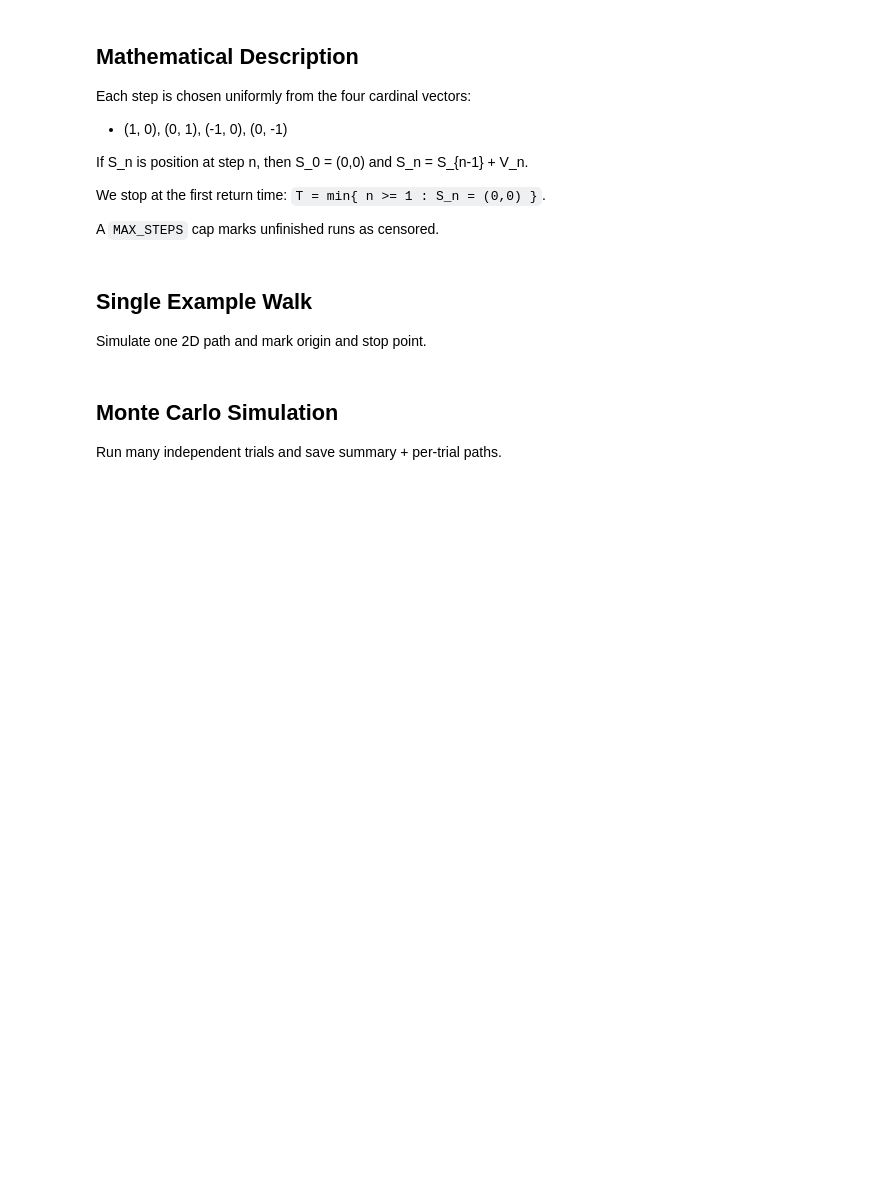
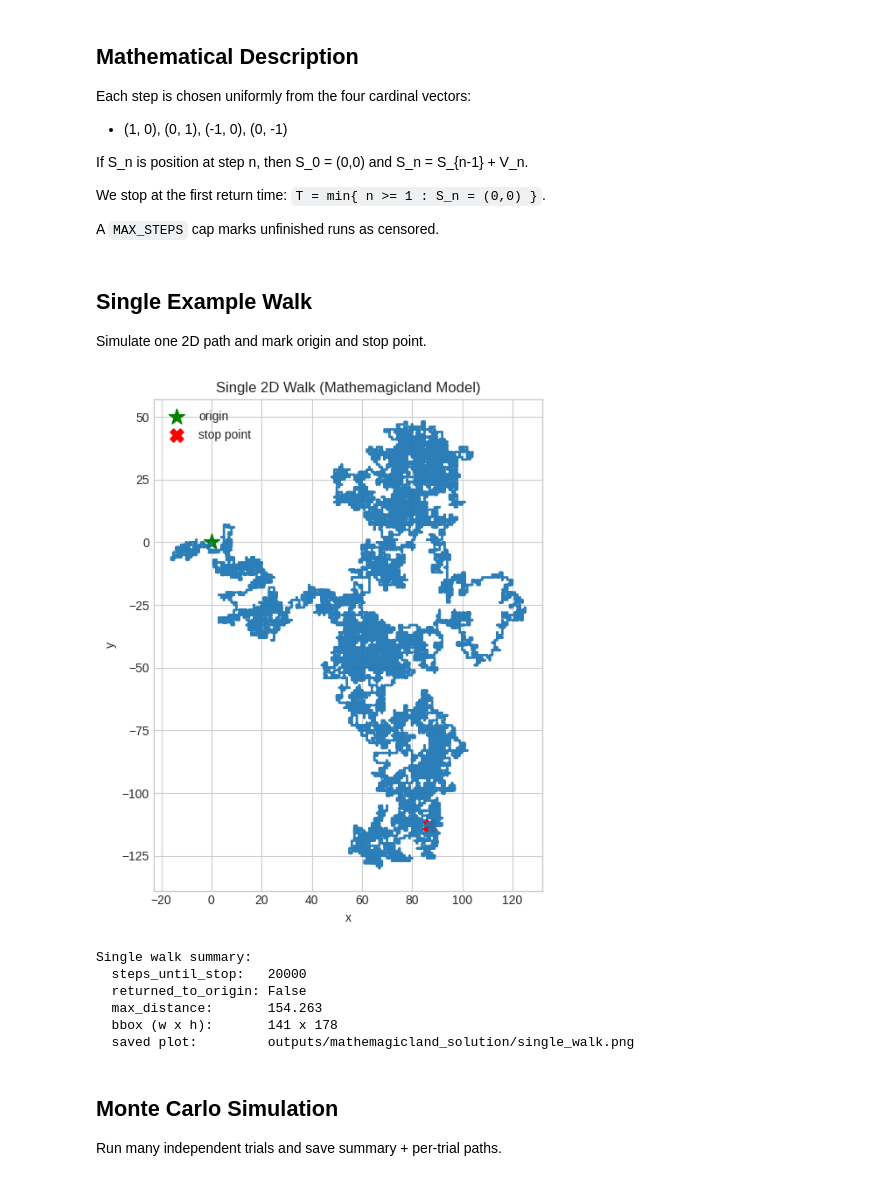
Before and after one commit to manpazito/fun_mini_sims, a Jupyter notebook: random_walks/mathemagicland_solution.ipynb, the cells around one changed output. Saved outputs shown, nothing was run; the diff lists cells and outputs as text; code cells hidden in the pictures; blank space fills up the shorter version.

```diff
--- a/random_walks/mathemagicland_solution.ipynb
+++ b/random_walks/mathemagicland_solution.ipynb
@@ -13,7 +13,6 @@ Model:
 All files are saved in `outputs/mathemagicland_solution/`.
 # %%
 from pathlib import Path
-from typing import Dict, List, Tuple
 
 import matplotlib.pyplot as plt
 import numpy as np
@@ -30,16 +29,16 @@ from utils import (
 )
 
 # Configuration
-RANDOM_SEED = 20260407
-N_TRIALS = 300
+RANDOM_SEED = 42
+N_TRIALS = 10
 MAX_STEPS = 20_000
+NOTEBOOK_DIR = Path(".")
+OUTPUT_DIR, PATHS_DIR = ensure_output_dirs(
+    NOTEBOOK_DIR / "outputs" / "mathemagicland_solution"
+)
 
-# Simple assumption: run this notebook from inside random_walks/
-NOTEBOOK_DIR = Path('.')
-OUTPUT_DIR, PATHS_DIR = ensure_output_dirs(NOTEBOOK_DIR / 'outputs' / 'mathemagicland_solution')
-
-plt.style.use('seaborn-v0_8-whitegrid')
+plt.style.use("seaborn-v0_8-whitegrid")
 rng = np.random.default_rng(RANDOM_SEED)
 
-print(f'Working directory: {NOTEBOOK_DIR.resolve()}')
-print(f'Output directory:  {OUTPUT_DIR.resolve()}')
+print(f"Working directory: {NOTEBOOK_DIR.resolve()}")
+print(f"Output directory:  {OUTPUT_DIR.resolve()}")
@@ -78,20 +80,30 @@ Simulate one 2D path and mark origin and stop point.
 # %%
 single_walk = simulate_cardinal_walk_2d(rng=rng, max_steps=MAX_STEPS)
 
-single_walk_plot_path = OUTPUT_DIR / 'single_walk.png'
+single_walk_plot_path = OUTPUT_DIR / "single_walk.png"
 plot_single_walk_2d(
-    xs=single_walk['xs'],
-    ys=single_walk['ys'],
+    xs=single_walk["xs"],
+    ys=single_walk["ys"],
     out_path=single_walk_plot_path,
-    title='Single 2D Walk (Mathemagicland Model)',
+    title="Single 2D Walk (Mathemagicland Model)",
 )
 
-print('Single walk summary:')
+print("Single walk summary:")
 print(f"  steps_until_stop:   {single_walk['steps_until_stop']}")
 print(f"  returned_to_origin: {single_walk['returned_to_origin']}")
 print(f"  max_distance:       {single_walk['max_distance']:.3f}")
-print(f"  bbox (w x h):       {single_walk['bbox_width']} x {single_walk['bbox_height']}")
-print(f'  saved plot:         {single_walk_plot_path}')
+print(
+    f"  bbox (w x h):       {single_walk['bbox_width']} x {single_walk['bbox_height']}"
+)
+print(f"  saved plot:         {single_walk_plot_path}")
+# %% [output]
+[figure, added]
+Single walk summary:
+  steps_until_stop:   20000
+  returned_to_origin: False
+  max_distance:       154.263
+  bbox (w x h):       141 x 178
+  saved plot:         outputs/mathemagicland_solution/single_walk.png
 # %% [markdown]
 ## Monte Carlo Simulation
 
```
Also changed, not shown: parts of 5 cells of this notebook, 5 other files.
